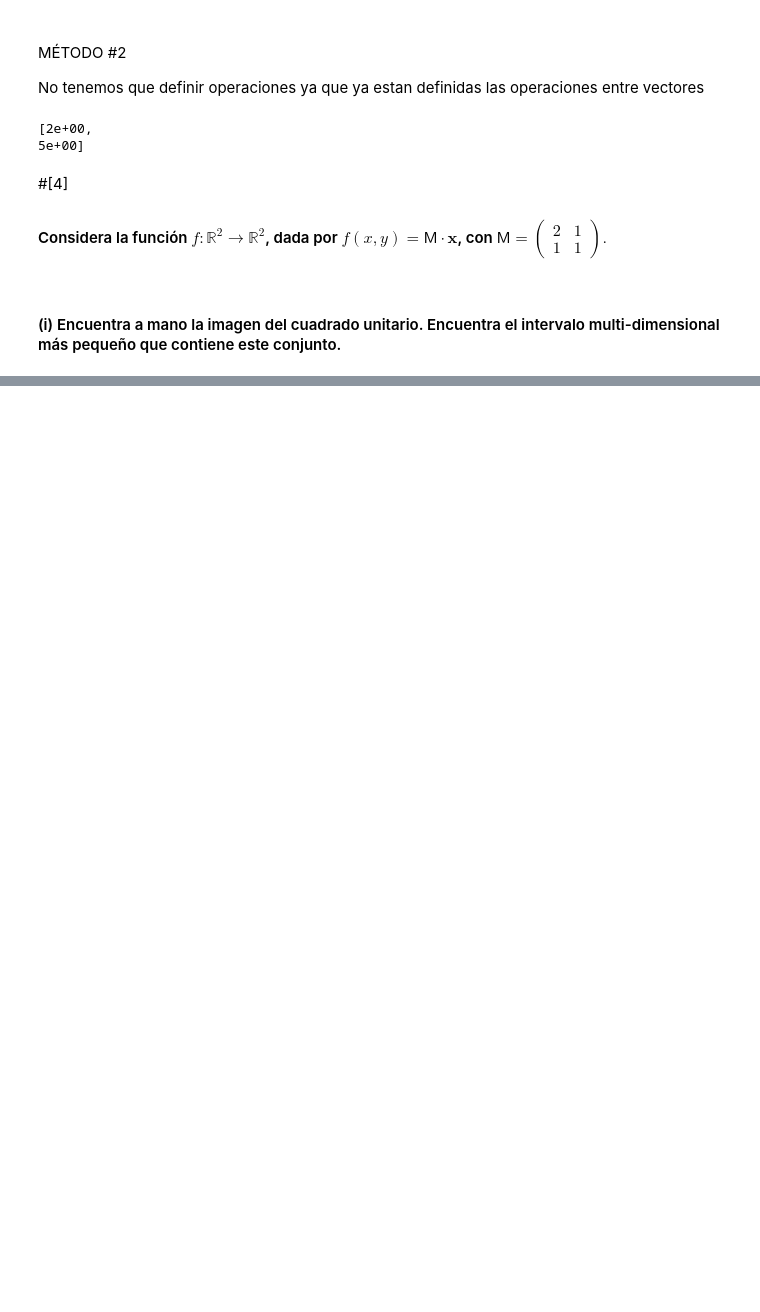
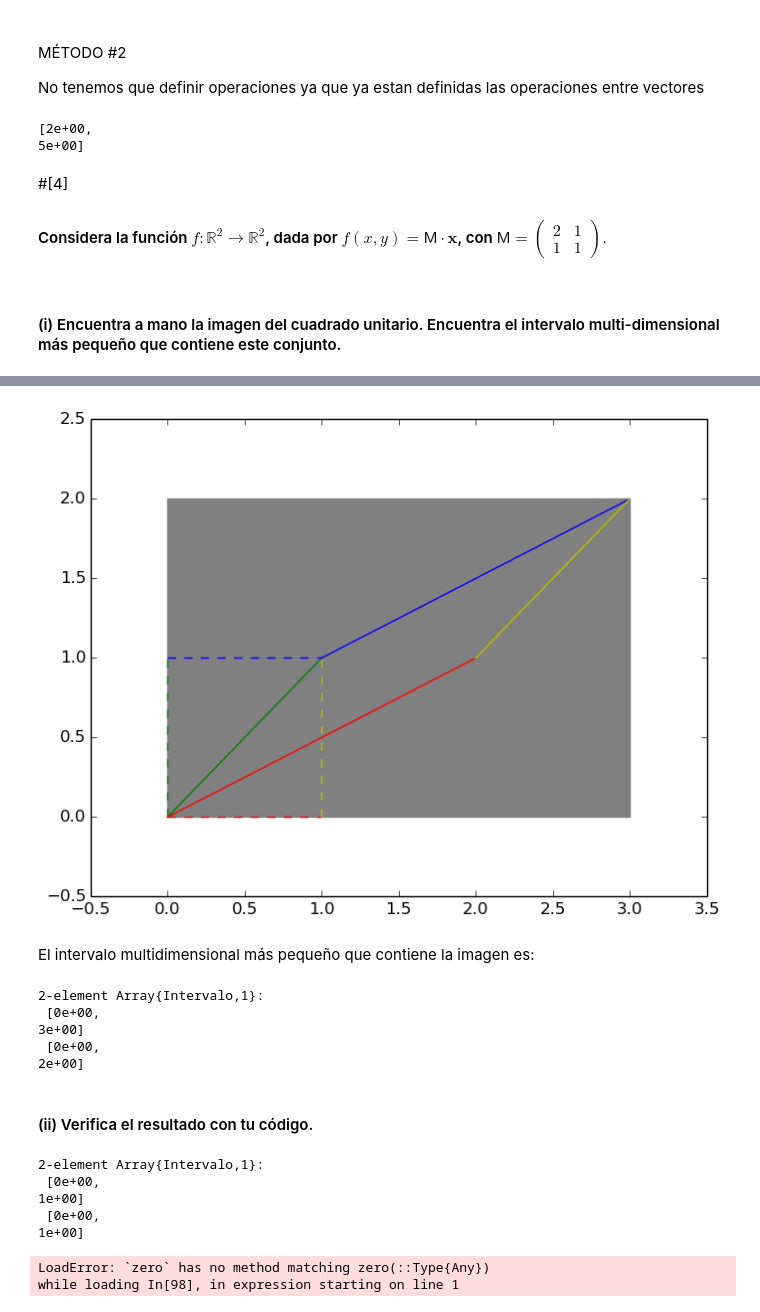
Before and after one commit to shgaeo/clase, a Jupyter notebook: ejercicios_clase/abril/Sobre_11.*_En_MetodosNumericosAvanzados.ipynb, the cells around one changed output, grey strips where cells are left out. Drawn from its saved outputs; the diff is of its cells as text; code cells hidden in the pictures; blank space fills up the shorter version.

```diff
--- a/ejercicios_clase/abril/Sobre_11.*_En_MetodosNumericosAvanzados.ipynb
+++ b/ejercicios_clase/abril/Sobre_11.*_En_MetodosNumericosAvanzados.ipynb
@@ -153,0 +211,44 @@ using PyPlot
+# %%
+PyPlot.xlim(-0.5,3.5)
+PyPlot.ylim(-0.5,2.5);
+
+PyPlot.plot([0,0],[0,1],"--g")
+PyPlot.plot([0,1],[0,1],"-g")
+
+PyPlot.plot([0,1],[0,0],"--r")
+PyPlot.plot([0,2],[0,1],"-r")
+
+PyPlot.plot([0,1],[1,1],"--b")
+PyPlot.plot([1,3],[1,2],"-b")
+
+PyPlot.plot([1,1],[0,1],"--y")
+PyPlot.plot([2,3],[1,2],"-y")
+
+PyPlot.fill_between([0,3],0,2,color="gray");
+# %% [output]
+[figure, added]
+# %% [markdown]
+El intervalo multidimensional más pequeño que contiene la imagen es:
+# %%
+[Intervalo(0,3),Intervalo(0,2)]
+# %% [output]
+2-element Array{Intervalo,1}:
+ [0e+00,
+3e+00]
+ [0e+00,
+2e+00]
+# %% [markdown]
+#### (ii) Verifica el resultado con tu código.
+# %%
+inter2d=[Intervalo(0,1),Intervalo(0,1)]
+# %% [output]
+2-element Array{Intervalo,1}:
+ [0e+00,
+1e+00]
+ [0e+00,
+1e+00]
+# %%
+mat*inter2d
+# %% [output]
+LoadError: `zero` has no method matching zero(::Type{Any})
+while loading In[98], in expression starting on line 1
```
Also changed, not shown: parts of 20 cells of this notebook.
